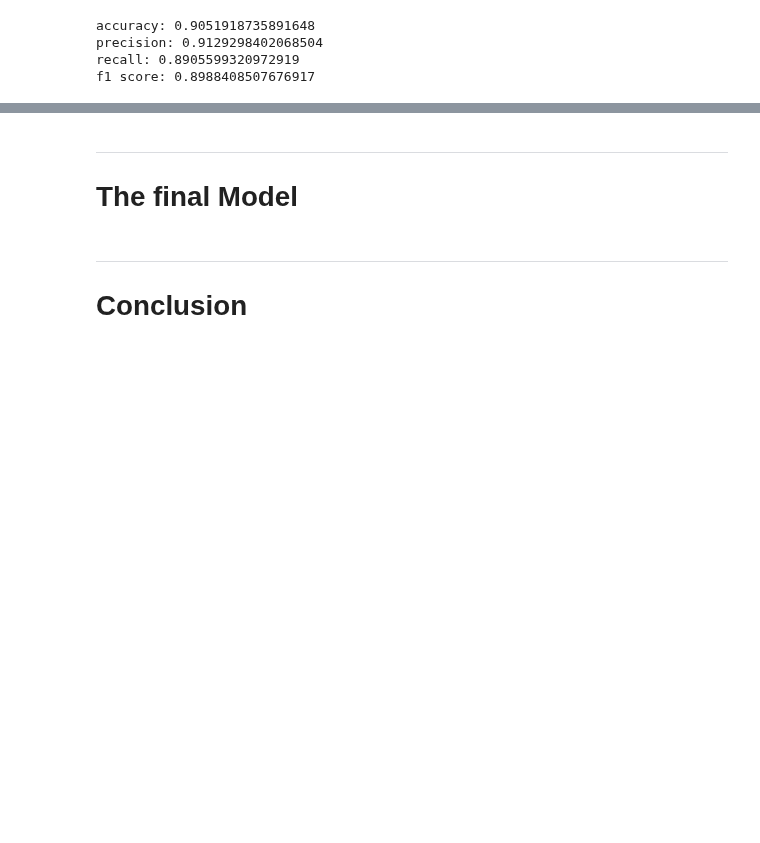
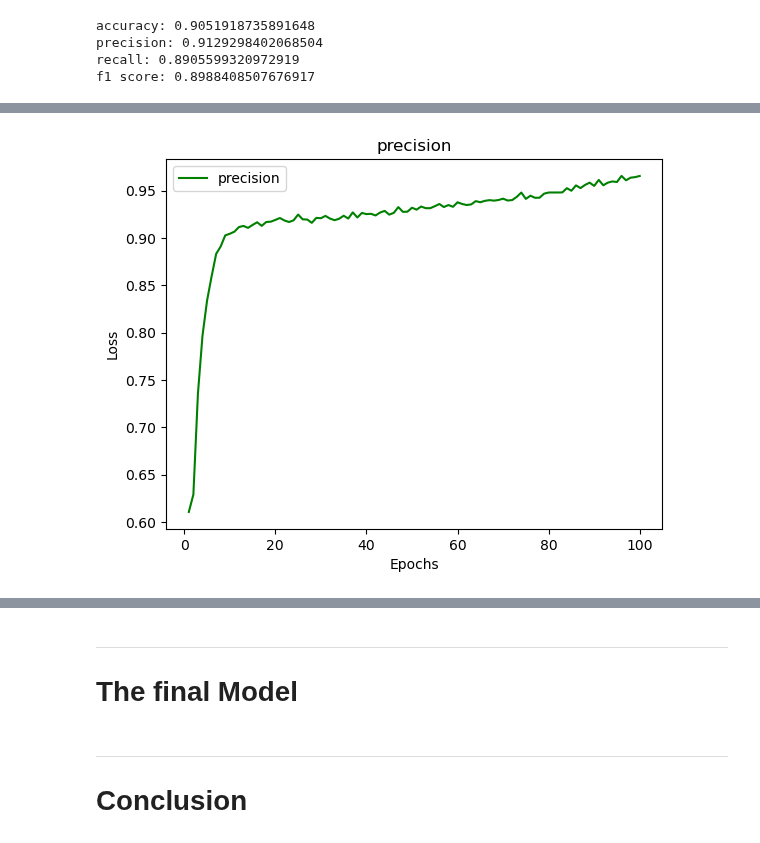
Before and after one commit to Djohnson1313/predicting_student_success, a Jupyter notebook: predicting_student_success_notebook.ipynb, the cells around one changed output, grey strips where cells are left out. Saved outputs shown, nothing was run; the diff lists cells and outputs as text; code cells hidden in the pictures; blank space fills up the shorter version.

```diff
--- a/predicting_student_success_notebook.ipynb
+++ b/predicting_student_success_notebook.ipynb
@@ -483,0 +561,14 @@ def plot_feature_importances(model):
+# %%
+history_dict = history.history
+precision_values = history_dict['precision']
+
+epochs = range(1, len(loss_values) + 1)
+plt.plot(epochs, precision_values, 'g', label='precision')
+
+plt.title('precision')
+plt.xlabel('Epochs')
+plt.ylabel('Loss')
+plt.legend()
+plt.show()
+# %% [output]
+[figure, added]
```
Also changed, not shown: parts of 19 cells of this notebook.
